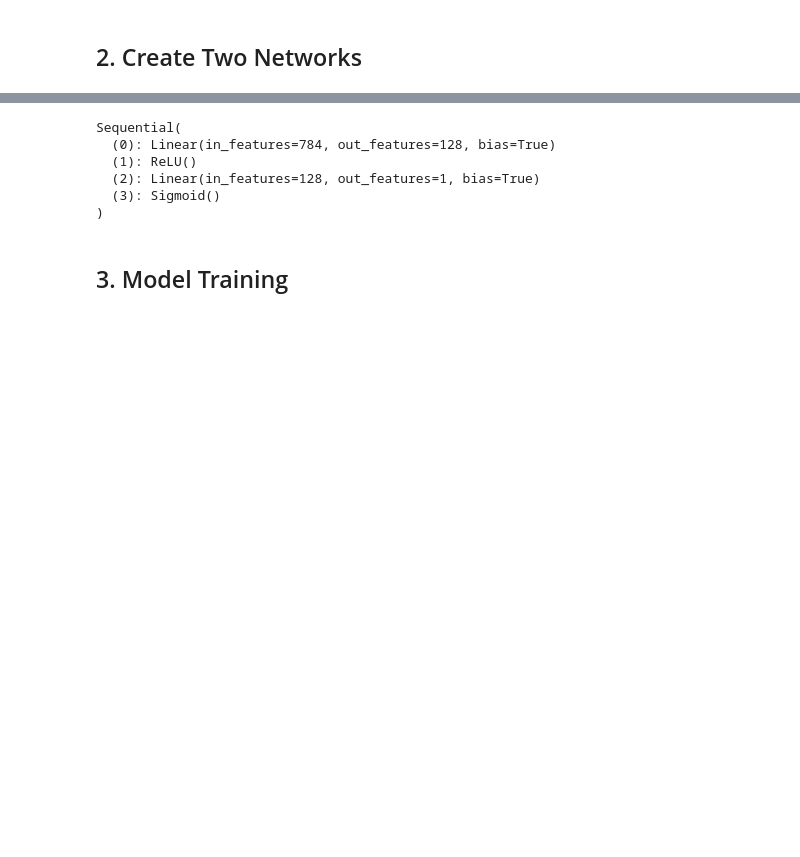
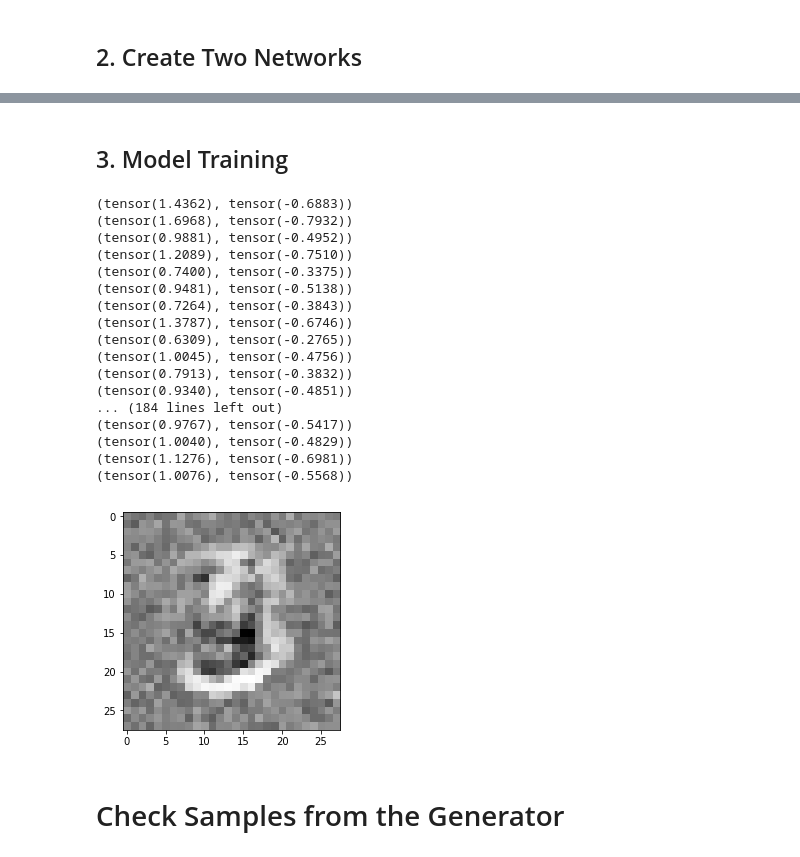
Before and after one commit to pebblecoin/udacity_deep_learning_nanodegree, a Jupyter notebook: GAN/GAN_MNIST.ipynb, the cells around one changed output, grey strips where cells are left out. Saved outputs shown, nothing was run; the diff lists cells and outputs as text; code cells hidden in the pictures; blank space fills up the shorter version.

Commit message:
Retrain the model and check the generator’s results.

```diff
--- a/GAN/GAN_MNIST.ipynb
+++ b/GAN/GAN_MNIST.ipynb
@@ -14,7 +16,7 @@ np.random.seed(7)
 # %%
 BATCH_SIZE = 64
-LR_G = 0.01 # Learning rate for G network
-LR_D = 0.01 # Learning rate for D network
+LR_G = 0.0002 # Learning rate for G network
+LR_D = 0.0002 # Learning rate for D network
 INPUT_DIMENSION = 784
 INPUT_NUMBERS = 100
 N_NODES = 128
@@ -31,31 +29,17 @@ torch.Size([64, 100])
 # %%
 Generator = nn.Sequential(
     nn.Linear(INPUT_NUMBERS,N_NODES),
-    nn.ReLU(),
+    nn.LeakyReLU(),
     nn.Linear(N_NODES,INPUT_DIMENSION),
+    nn.Tanh(),
 )
 
 Discriminator = nn.Sequential(
     nn.Linear(INPUT_DIMENSION,N_NODES),
-    nn.ReLU(),
+    nn.LeakyReLU(),
     nn.Linear(N_NODES,1),
     nn.Sigmoid(),
 )
-# %%
-def init_weights(m):
-    if type(m) == nn.Linear:
-        torch.nn.init.xavier_uniform(m.weight)
-        m.bias.data.fill_(0.01)
-
-Generator.apply(init_weights)
-Discriminator.apply(init_weights)
-# %% [output]
-Sequential(
-  (0): Linear(in_features=784, out_features=128, bias=True)
-  (1): ReLU()
-  (2): Linear(in_features=128, out_features=1, bias=True)
-  (3): Sigmoid()
-)
 # %% [markdown]
 ## 3. Model Training
 # %%
@@ -66,34 +50,54 @@ train_loader = Data.DataLoader(dataset=mnist_trainset, batch_size=BATCH_SIZE, sh
 opt_D = torch.optim.Adam(Discriminator.parameters(), lr=LR_D)
 opt_G = torch.optim.Adam(Generator.parameters(), lr=LR_G)
 # %%
-for epoch in range(10):
+for epoch in range(100):
 
     for step, (true_x, true_y) in enumerate(train_loader):
     # Reshape data
         true_x= true_x.view(-1,INPUT_DIMENSION)
     # Random generate noise data
         NOISE_SIZE = true_x.shape[0]
         noise_x = torch.randn(NOISE_SIZE, INPUT_NUMBERS)
     # G Model
         fake_x = Generator(noise_x)
     # D Model
         prob0 = Discriminator(true_x)
         prob1 = Discriminator(fake_x)
 
     # Calculate Loss
         D_loss = - torch.mean(torch.log(prob0) + torch.log(1. - prob1))
         G_loss = torch.mean(torch.log(1. - prob1))
     # Optimization
         opt_D.zero_grad()
         D_loss.backward(retain_graph=True)      # reusing computational graph
         opt_D.step()
 
         opt_G.zero_grad()
         G_loss.backward()
         opt_G.step()
 
-        if step % 200 == 0:  # plotting
+        if step % 500 == 0:  # plotting
+            print(D_loss,G_loss)
             #print('True_prob{},Fake_prob{}'.format(prob0,prob1))
             fake_pic = fake_x.view(-1,28,28).data.numpy()[0]
             plt.cla()
-            plt.imshow(fake_pic)
+            plt.imshow(fake_pic,cmap='Greys_r')
+# %% [output]
+(tensor(1.4362), tensor(-0.6883))
+(tensor(1.6968), tensor(-0.7932))
+(tensor(0.9881), tensor(-0.4952))
+(tensor(1.2089), tensor(-0.7510))
+(tensor(0.7400), tensor(-0.3375))
+(tensor(0.9481), tensor(-0.5138))
+(tensor(0.7264), tensor(-0.3843))
+(tensor(1.3787), tensor(-0.6746))
+(tensor(0.6309), tensor(-0.2765))
+(tensor(1.0045), tensor(-0.4756))
+(tensor(0.7913), tensor(-0.3832))
+(tensor(0.9340), tensor(-0.4851))
+... (184 lines left out)
+(tensor(0.9767), tensor(-0.5417))
+(tensor(1.0040), tensor(-0.4829))
+(tensor(1.1276), tensor(-0.6981))
+(tensor(1.0076), tensor(-0.5568))
+[figure, added]
@@ -99,0 +113,2 @@ for epoch in range(10):
+# %% [markdown]
+# Check Samples from the Generator
```
Also changed, not shown: parts of 9 cells of this notebook.
